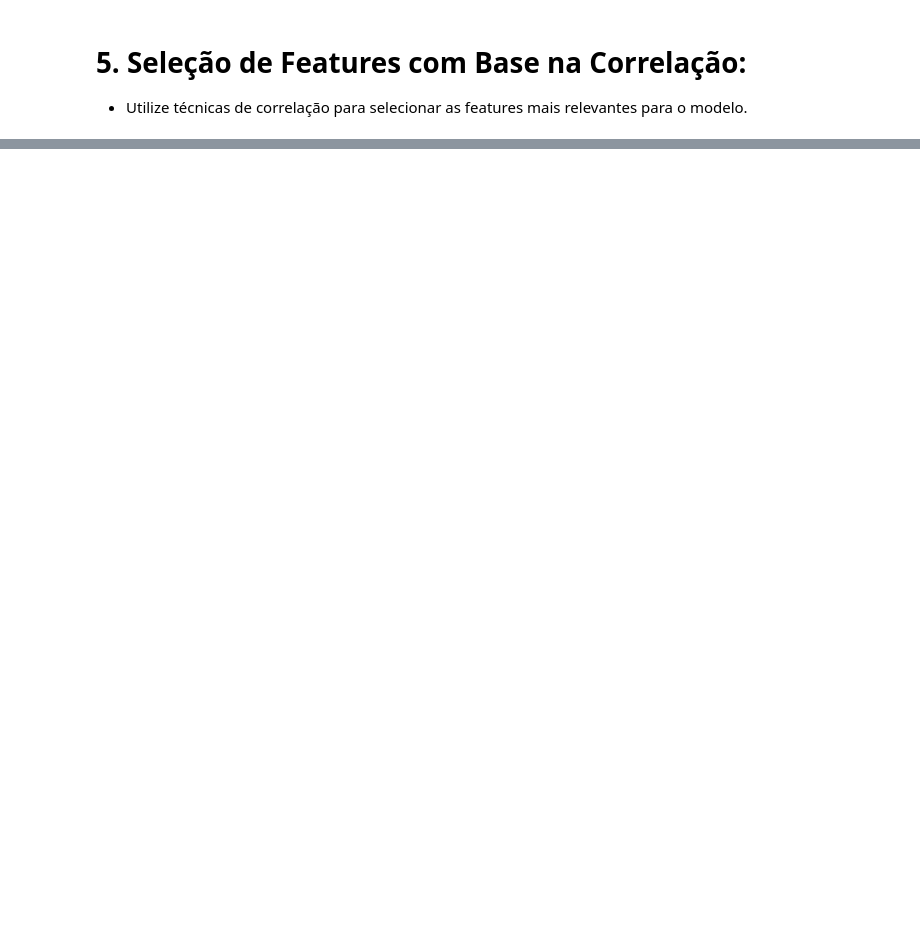
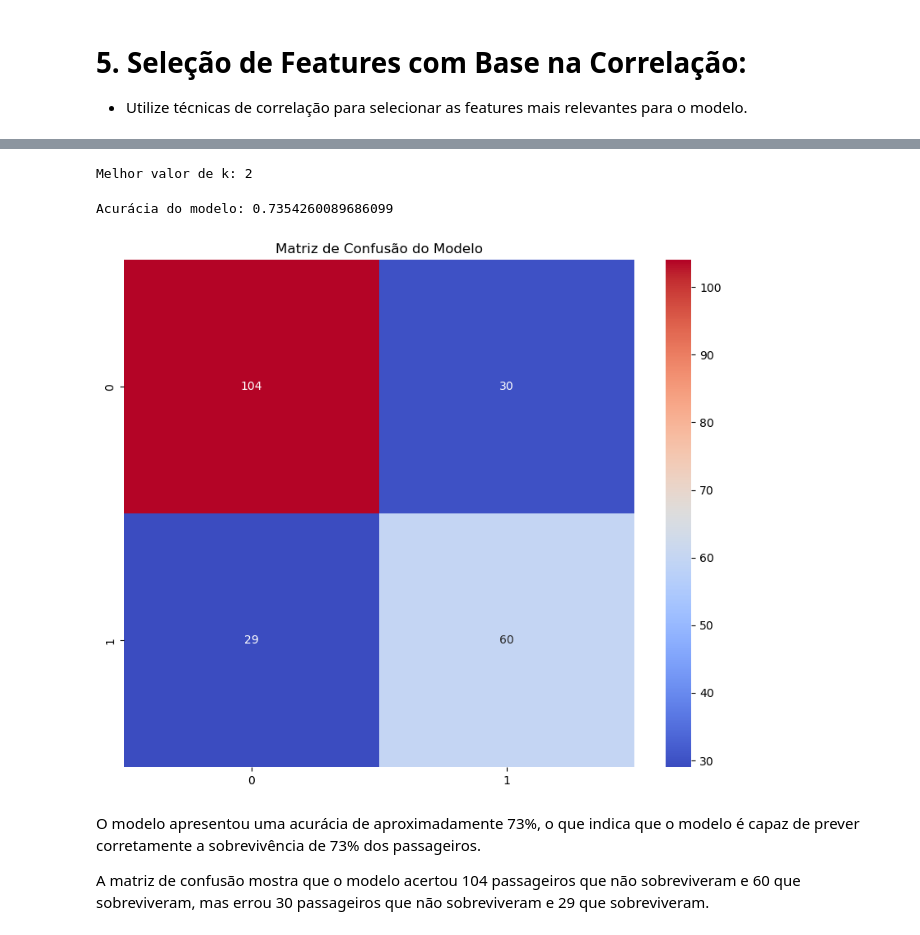
Before and after one commit to rdrigrs/Data_Science_Introduction, a Jupyter notebook: tp2/kNN.ipynb, the cells around one changed output, grey strips where cells are left out. Saved outputs shown, nothing was run; the diff lists cells and outputs as text; code cells hidden in the pictures; blank space fills up the shorter version.

```diff
--- a/tp2/kNN.ipynb
+++ b/tp2/kNN.ipynb
@@ -114,0 +200,37 @@ print(df_norm)
+# %%
+best_k = k[np.argmax(accuracies)]
+print(f'Melhor valor de k: {best_k}')
+# %% [output]
+Melhor valor de k: 2
+# %%
+k = 2
+
+y_pred = np.array([
+  classify_knn(
+    sample,
+    X_train.to_numpy(),
+    y_train.to_numpy(),
+    i
+  )
+  for sample in X_test.to_numpy()
+])
+accuracies = (accuracy_score(y_test, y_pred))
+
+print(f'Acurácia do modelo: {accuracies}')
+# %% [output]
+Acurácia do modelo: 0.7354260089686099
+# %%
+from sklearn.metrics import confusion_matrix
+
+cm = confusion_matrix(y_test, y_pred)
+
+plt.figure(figsize=(10, 8))
+sns.heatmap(cm, annot=True, cmap='coolwarm', fmt='d')
+plt.title('Matriz de Confusão do Modelo')
+plt.show()
+# %% [output]
+[figure, added]
+# %% [markdown]
+O modelo apresentou uma acurácia de aproximadamente 73%, o que indica que o modelo é capaz de prever corretamente a sobrevivência de 73% dos passageiros.
+
+A matriz de confusão mostra que o modelo acertou 104 passageiros que não sobreviveram e 60 que sobreviveram, mas errou 30 passageiros que não sobreviveram e 29 que sobreviveram.
```
Also changed, not shown: parts of 11 cells of this notebook.
